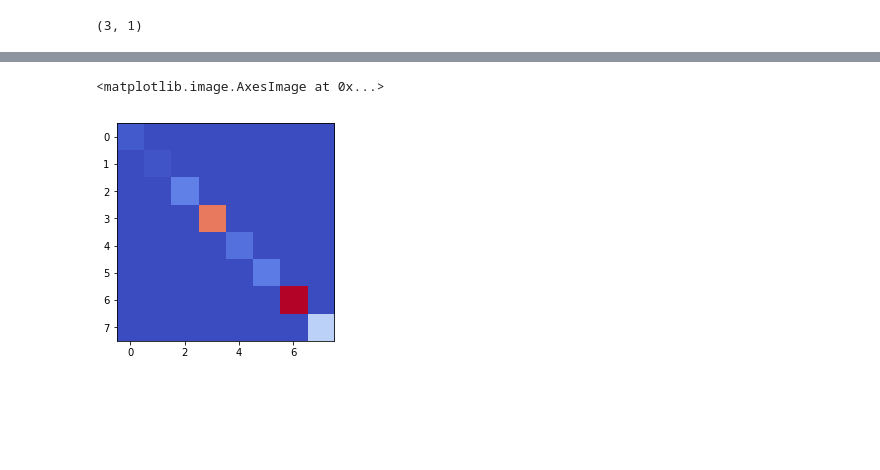
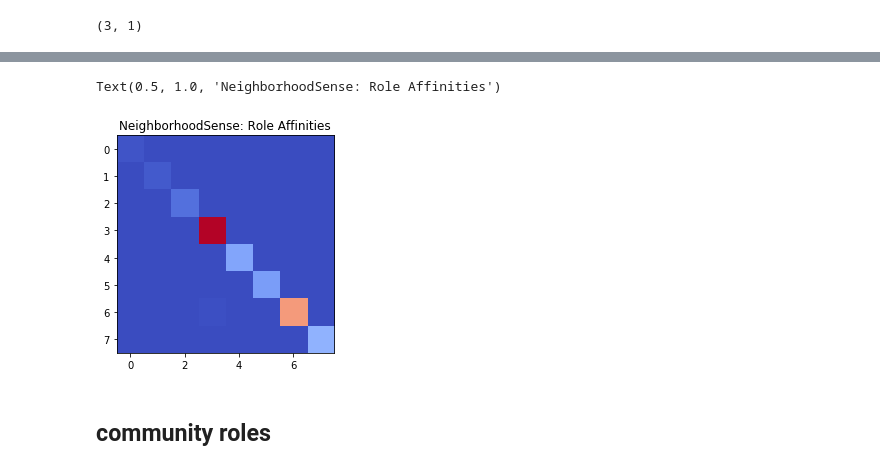
Before and after one commit to cs224w-f18-wikipedia-retention/wikipedia-retention, a Jupyter notebook: notebooks/3.7-acmiyaguchi-rolx-sensemaking.ipynb, the cells around one changed output, grey strips where cells are left out. Drawn from its saved outputs; the diff is of its cells as text; code cells hidden in the pictures; blank space fills up the shorter version.

Commit message:
Add updates to sensemaking

```diff
--- a/notebooks/3.7-acmiyaguchi-rolx-sensemaking.ipynb
+++ b/notebooks/3.7-acmiyaguchi-rolx-sensemaking.ipynb
@@ -73,3 +68,8 @@ rolx_df = spark.createDataFrame(list(x))
+# %%
+def to_row(r):
+    return Row(user_id=int(r[0]), vec=r[1:].astype(float).tolist())
+
+rolx_df = spark.createDataFrame(list(map(to_row, roleG.values)))
 # %%
 edgelist = (
     snapshot
@@ -185,7 +239,7 @@ W, _, _ = non_negative_factorization(
     n_components=roles.shape[1],
     update_H = False,
     solver='mu',
-    beta_loss="kullback-leibler",
+    #beta_loss="kullback-leibler",
     init='custom',
     tol=10e-6,
     max_iter=1000
@@ -197,7 +251,7 @@ W_def, _, _ = non_negative_factorization(
     n_components=1,
     update_H = False,
     solver='mu',
-    beta_loss="kullback-leibler",
+    #beta_loss="kullback-leibler",
     init='custom',
     tol=10e-6,
     max_iter=1000
@@ -236,5 +259,8 @@ array([[9.95179037e-001, 8.24536122e-005, 7.94655682e-003,
 # %%
 plt.imshow((W/W_def).T, cmap="coolwarm")
+plt.title("NeighborhoodSense: Role Affinities")
 # %% [output]
-<matplotlib.image.AxesImage at 0x...>
+Text(0.5, 1.0, 'NeighborhoodSense: Role Affinities')
-[figure, old version]
+[figure, new version]
+# %% [markdown]
+## community roles
```
Also changed, not shown: parts of 23 cells of this notebook, 3 other files.
